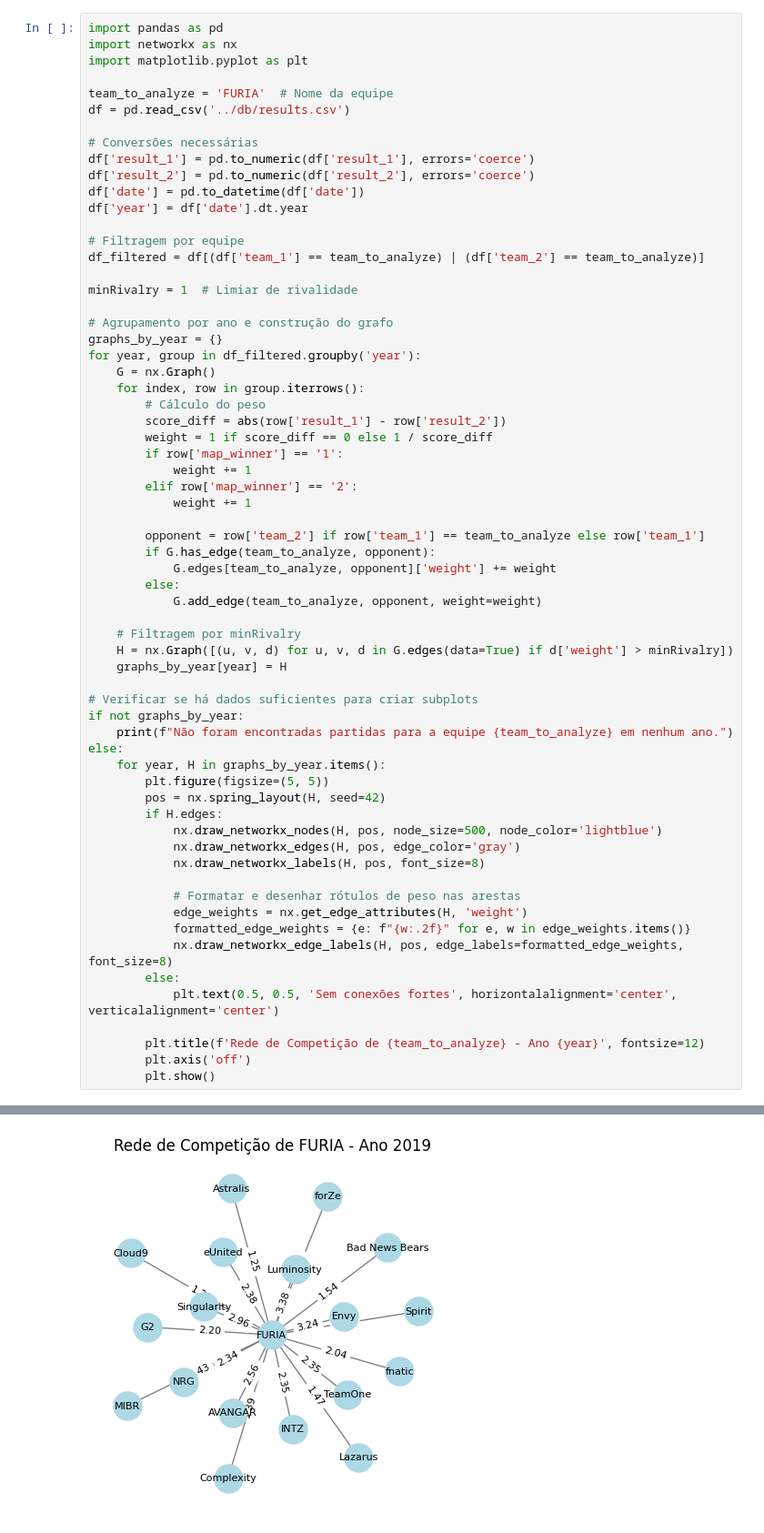
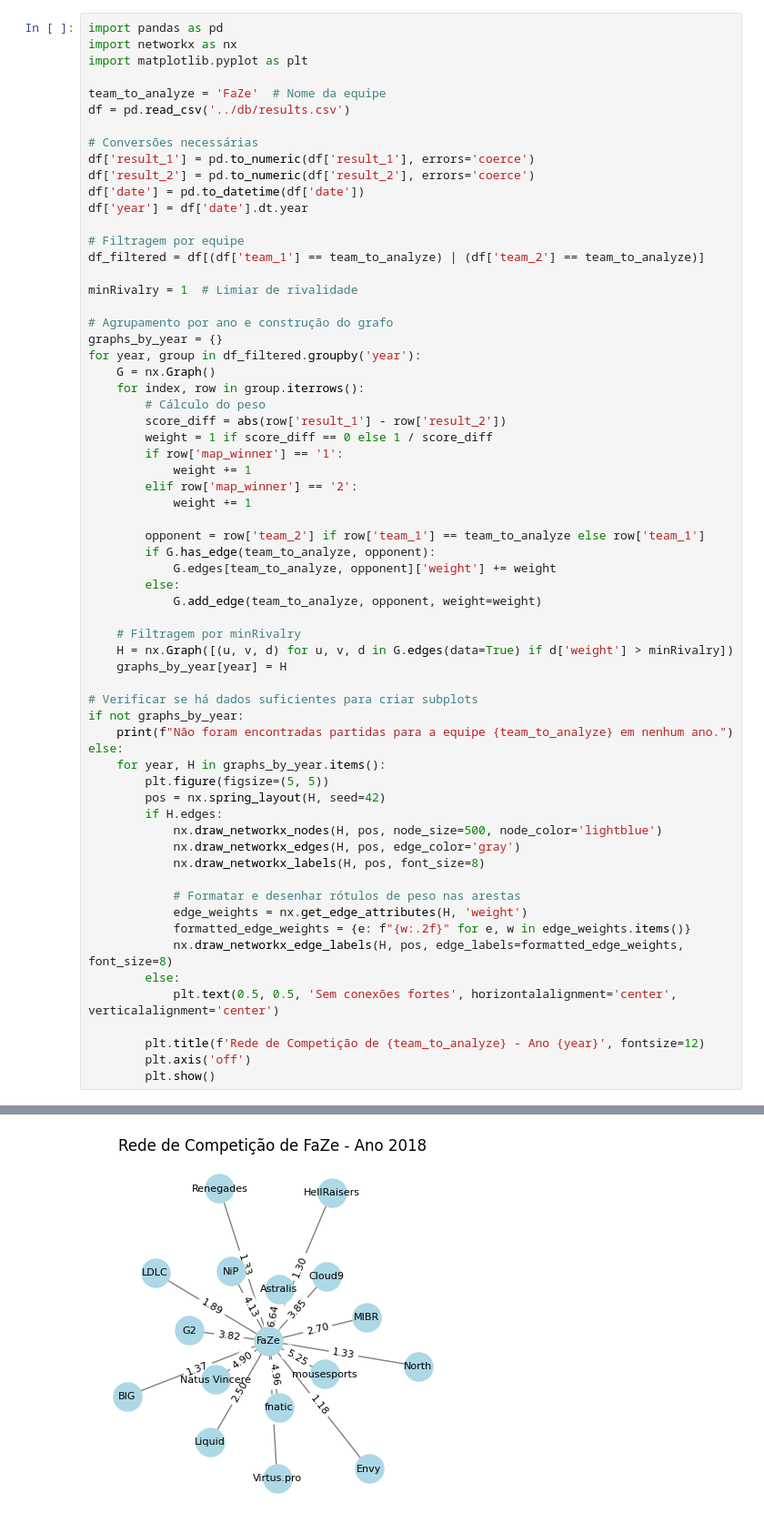
Before and after one commit to peudias/teoria-dos-grafos-csgo, a Jupyter notebook: src/teste.ipynb, the cells around one changed output, grey strips where cells are left out. Shown at 91% size. Saved outputs shown, nothing was run; the diff lists cells and outputs as text.

```diff
--- a/src/teste.ipynb
+++ b/src/teste.ipynb
@@ -3,7 +3,7 @@ import pandas as pd
 import networkx as nx
 import matplotlib.pyplot as plt
 
-team_to_analyze = 'FURIA'  # Nome da equipe
+team_to_analyze = 'FaZe'  # Nome da equipe
 df = pd.read_csv('../db/results.csv')
 
 # Conversões necessárias
@@ -68 +68 @@ else:
-[figure, old version]
+[figure, new version]
```
Also changed, not shown: parts of 2 cells of this notebook.
